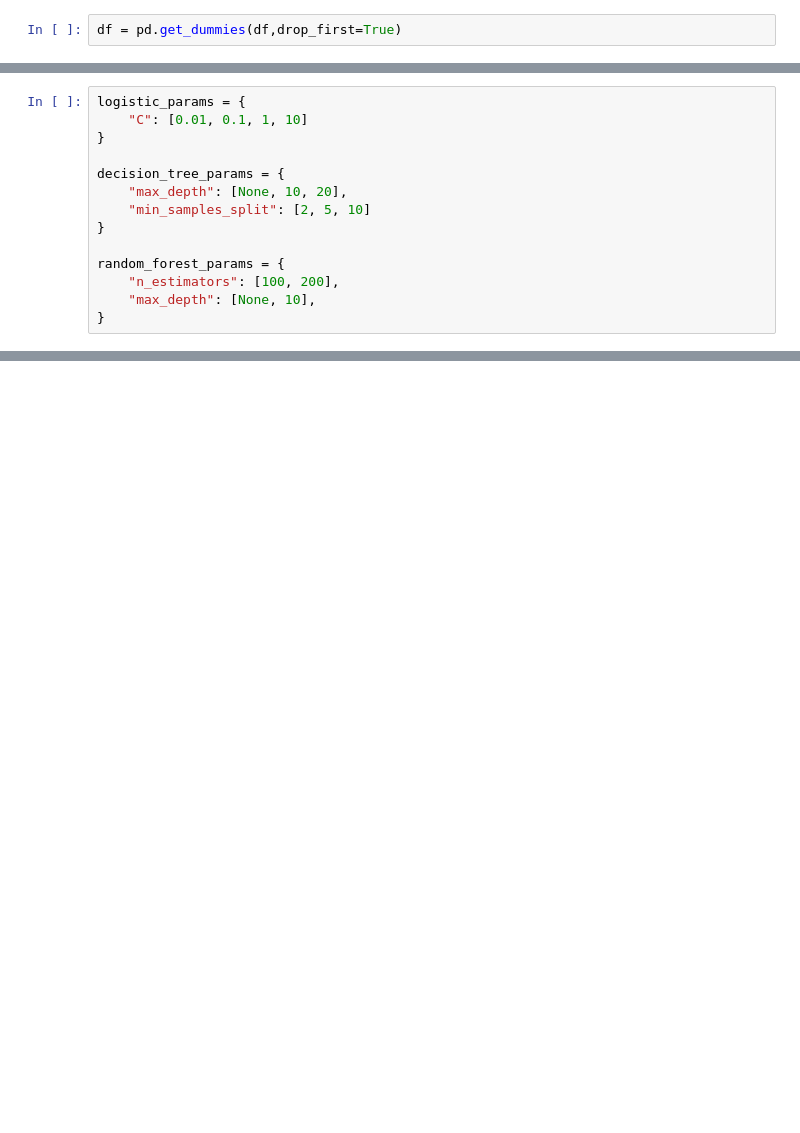
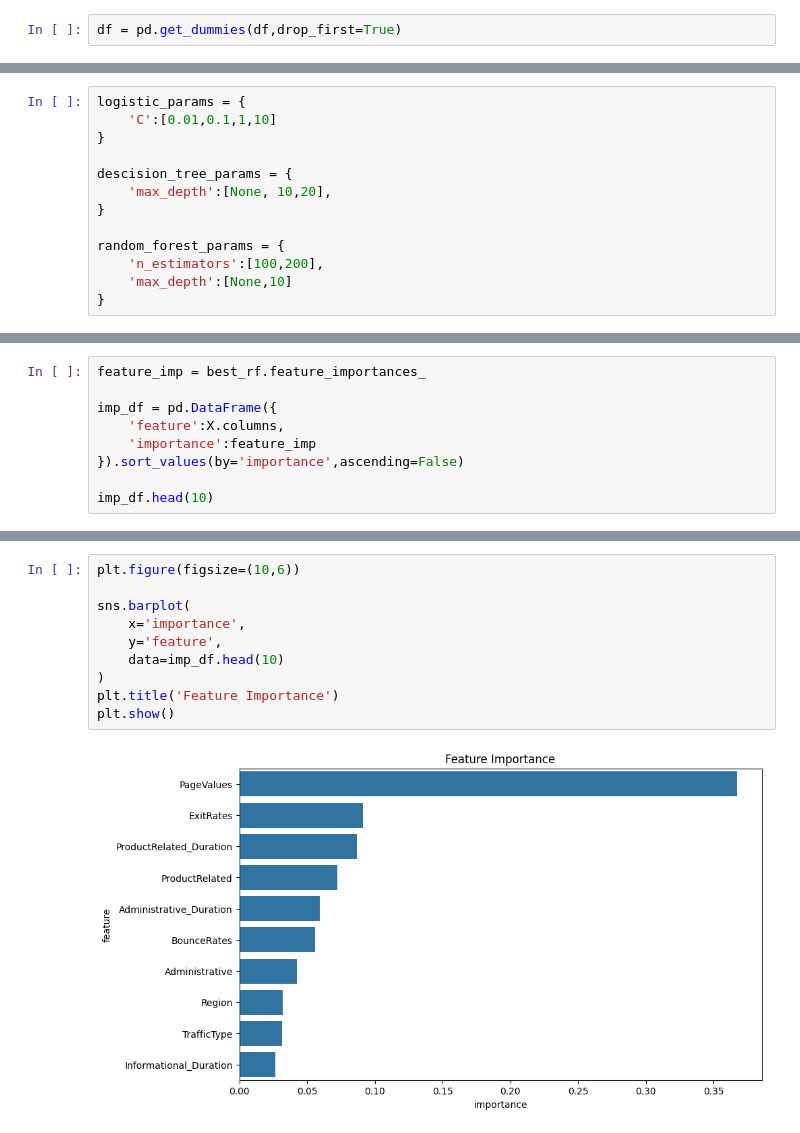
Before and after one commit to maitriishahh/User-Intention-Prediction, a Jupyter notebook: notebooks/analysis.ipynb, the cells around one changed output, grey strips where cells are left out. Saved outputs shown, nothing was run; the diff lists cells and outputs as text; blank space fills up the shorter version.

```diff
--- a/notebooks/analysis.ipynb
+++ b/notebooks/analysis.ipynb
@@ -173,15 +118,14 @@ def tune_model(model,param_grid):
 # %%
 logistic_params = {
-    "C": [0.01, 0.1, 1, 10]
+    'C':[0.01,0.1,1,10]
 }
 
-decision_tree_params = {
-    "max_depth": [None, 10, 20],
-    "min_samples_split": [2, 5, 10]
+descision_tree_params = {
+    'max_depth':[None, 10,20],
 }
 
 random_forest_params = {
-    "n_estimators": [100, 200],
-    "max_depth": [None, 10],
+    'n_estimators':[100,200],
+    'max_depth':[None,10]
 }
 # %%
@@ -242,0 +206,9 @@ Accuracy: 0.894566098945661
+# %%
+feature_imp = best_rf.feature_importances_
+
+imp_df = pd.DataFrame({
+    'feature':X.columns,
+    'importance':feature_imp
+}).sort_values(by='importance',ascending=False)
+
+imp_df.head(10)
@@ -243 +227,13 @@ Accuracy: 0.894566098945661
+# %%
+plt.figure(figsize=(10,6))
+
+sns.barplot(
+    x='importance',
+    y='feature',
+    data=imp_df.head(10)
+)
+plt.title('Feature Importance')
+plt.show()
+# %% [output]
+[figure, added]
 # %%
```
Also changed, not shown: parts of 40 cells of this notebook, 1 other file.
